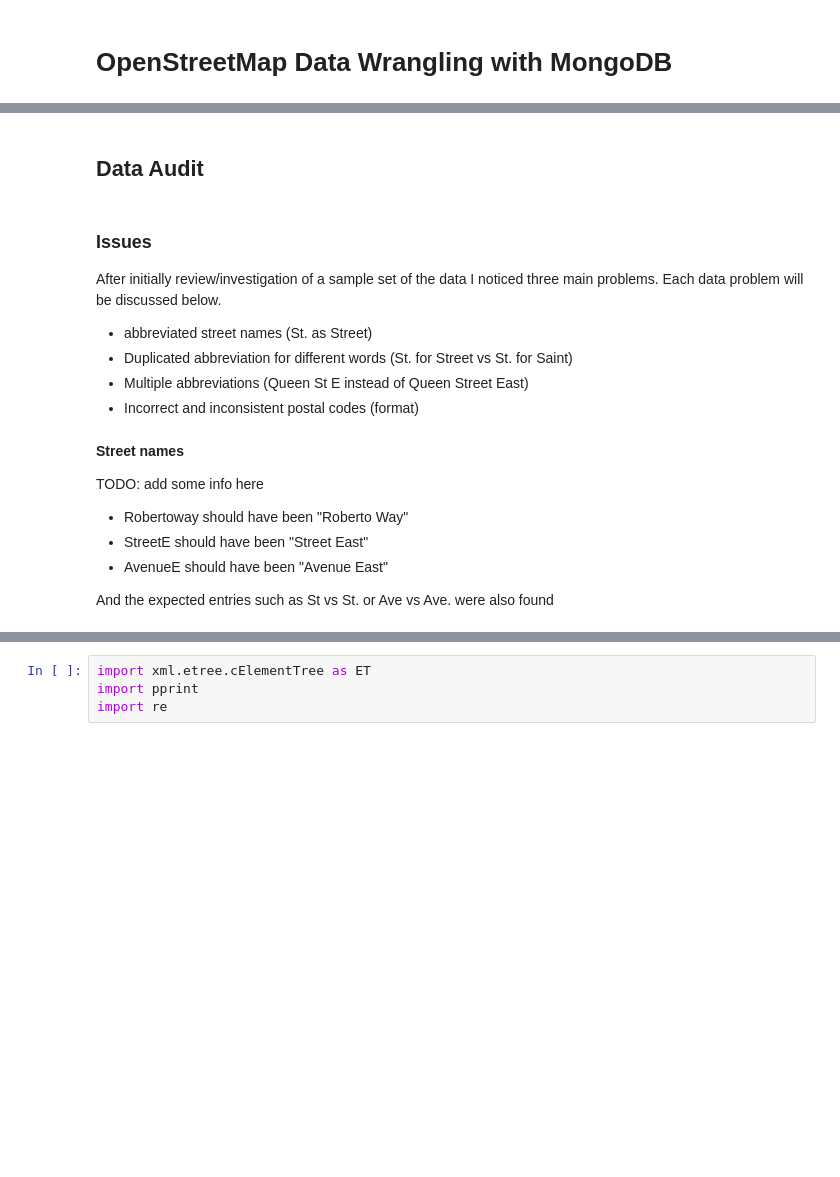
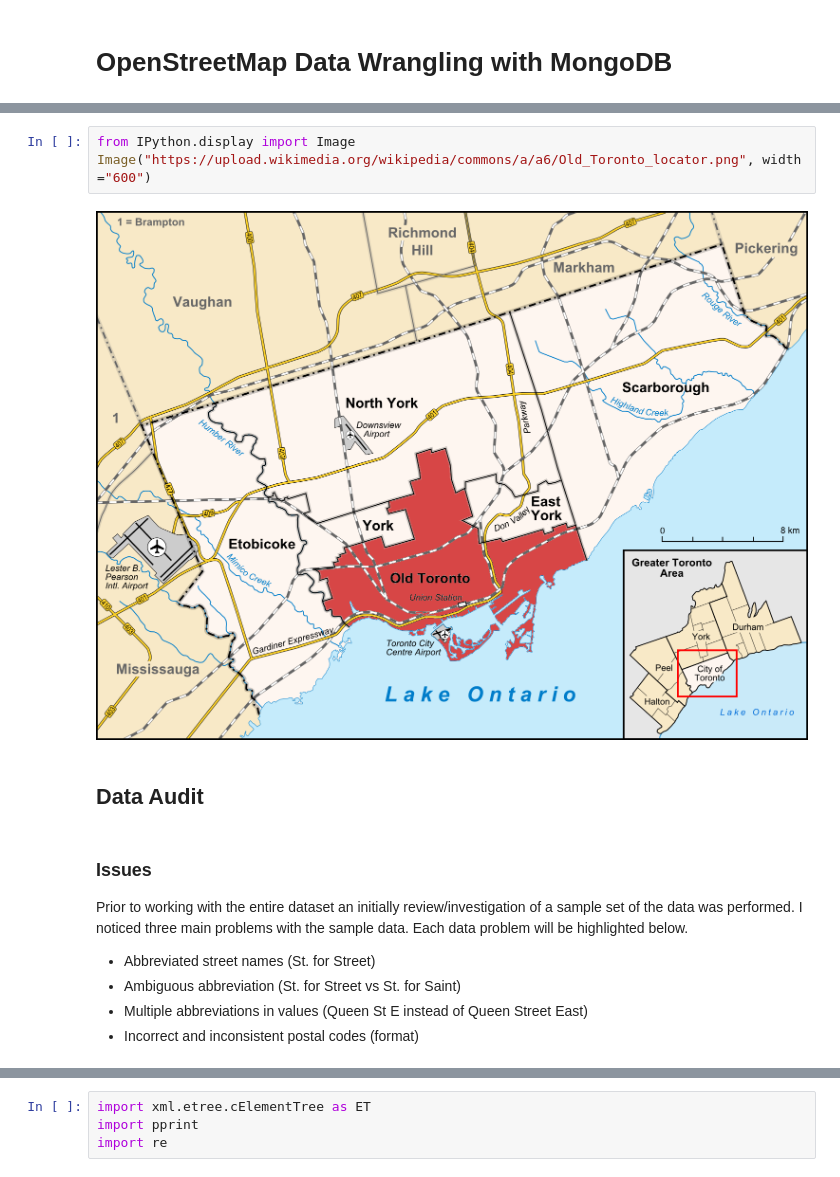
Before and after one commit to jasonicarter/udacity, a Jupyter notebook: P3_OpenStreeMap_Data_MongoDB/OpenStreetMap_Data_MongoDB.ipynb, the cells around one changed output, grey strips where cells are left out. Cells and saved outputs as stored; diff of their text form; blank space fills up the shorter version.

```diff
--- a/P3_OpenStreeMap_Data_MongoDB/OpenStreetMap_Data_MongoDB.ipynb
+++ b/P3_OpenStreeMap_Data_MongoDB/OpenStreetMap_Data_MongoDB.ipynb
@@ -12,20 +17,15 @@ Data was directly exported from OpenStreetMap (link provided below)
+# %%
+from IPython.display import Image
+Image("https://upload.wikimedia.org/wikipedia/commons/a/a6/Old_Toronto_locator.png", width ="600")
+# %% [output]
+[figure, added]
 # %% [markdown]
 ## Data Audit
 # %% [markdown]
 ### Issues
-After initially review/investigation of a sample set of the data I noticed three main problems. Each data problem will be discussed below.
+Prior to working with the entire dataset an initially review/investigation of a sample set of the data was performed. I noticed three main problems with the sample data. Each data problem will be highlighted below.
 
-- abbreviated street names (St. as Street)
-- Duplicated abbreviation for different words (St. for Street vs St. for Saint)
-- Multiple abbreviations (Queen St E instead of Queen Street East)
+- Abbreviated street names (St. for Street)
+- Ambiguous abbreviation (St. for Street vs St. for Saint)
+- Multiple abbreviations in values (Queen St E instead of Queen Street East)
 - Incorrect and inconsistent postal codes (format)
-# %% [markdown]
-**Street names**
-
-TODO: add some info here
-
-- Robertoway should have been "Roberto Way"
-- StreetE should have been "Street East"
-- AvenueE should have been "Avenue East"
-
-And the expected entries such as St vs St. or Ave vs Ave. were also found
```
Also changed, not shown: parts of 16 cells of this notebook.
